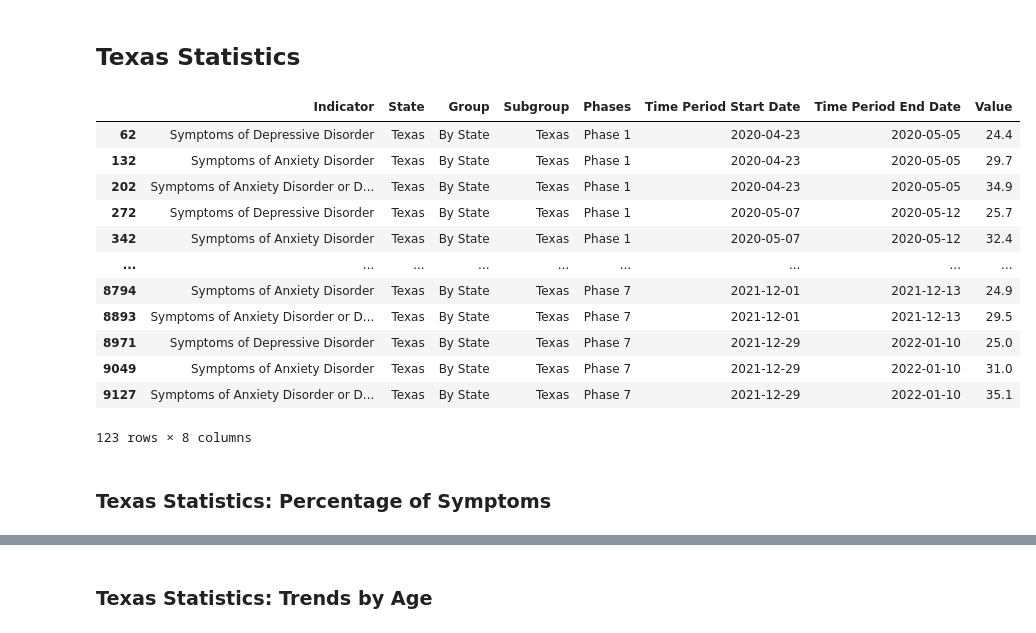
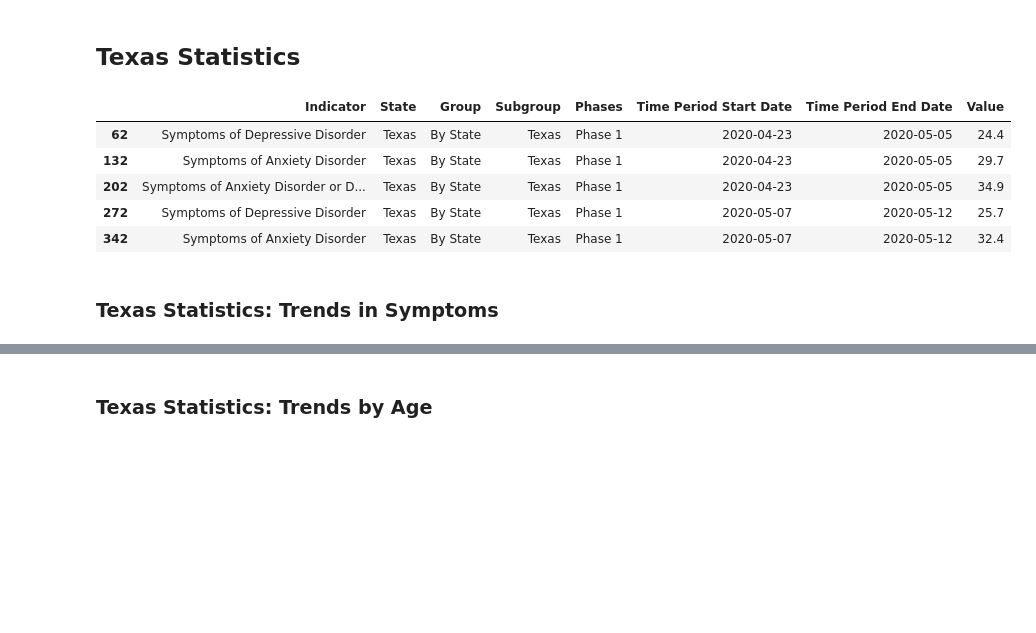
Before and after one commit to lmm2020/EDA-Projects, a Jupyter notebook: EDA_anxiety.ipynb, the cells around one changed output, grey strips where cells are left out. Drawn from its saved outputs; the diff is of its cells as text; code cells hidden in the pictures; blank space fills up the shorter version.

```diff
--- a/EDA_anxiety.ipynb
+++ b/EDA_anxiety.ipynb
@@ -488,23 +494,16 @@ plt.show()
 # %%
 #Create a dataframe for the state of Texas only
 
 texas_df = clean_df[clean_df.State == 'Texas']
 
-texas_df
+texas_df.head()
 # %% [output]
 |  | Indicator | State | Group | Subgroup | Phases | Time Period Start Date | Time Period End Date | Value |
 | 62 | Symptoms of Depressive Disorder | Texas | By State | Texas | Phase 1 | 2020-04-23 | 2020-05-05 | 24.4 |
 | 132 | Symptoms of Anxiety Disorder | Texas | By State | Texas | Phase 1 | 2020-04-23 | 2020-05-05 | 29.7 |
 | 202 | Symptoms of Anxiety Disorder or D... | Texas | By State | Texas | Phase 1 | 2020-04-23 | 2020-05-05 | 34.9 |
 | 272 | Symptoms of Depressive Disorder | Texas | By State | Texas | Phase 1 | 2020-05-07 | 2020-05-12 | 25.7 |
 | 342 | Symptoms of Anxiety Disorder | Texas | By State | Texas | Phase 1 | 2020-05-07 | 2020-05-12 | 32.4 |
-| ... | ... | ... | ... | ... | ... | ... | ... | ... |
-| 8794 | Symptoms of Anxiety Disorder | Texas | By State | Texas | Phase 7 | 2021-12-01 | 2021-12-13 | 24.9 |
-| 8893 | Symptoms of Anxiety Disorder or D... | Texas | By State | Texas | Phase 7 | 2021-12-01 | 2021-12-13 | 29.5 |
-| 8971 | Symptoms of Depressive Disorder | Texas | By State | Texas | Phase 7 | 2021-12-29 | 2022-01-10 | 25.0 |
-| 9049 | Symptoms of Anxiety Disorder | Texas | By State | Texas | Phase 7 | 2021-12-29 | 2022-01-10 | 31.0 |
-| 9127 | Symptoms of Anxiety Disorder or D... | Texas | By State | Texas | Phase 7 | 2021-12-29 | 2022-01-10 | 35.1 |
-123 rows × 8 columns
 # %%
 #Assign colors to each Indicator *texas df only*
 
@@ -521,4 +520,4 @@ colors = ['Purple','Blue','Red']
 #use np.select to assign values
 tx_indicator_colors = np.select(color_conditions, colors)
 # %% [markdown]
-### Texas Statistics: Percentage of Symptoms
+### Texas Statistics: Trends in Symptoms
```
Also changed, not shown: parts of 14 cells of this notebook.
